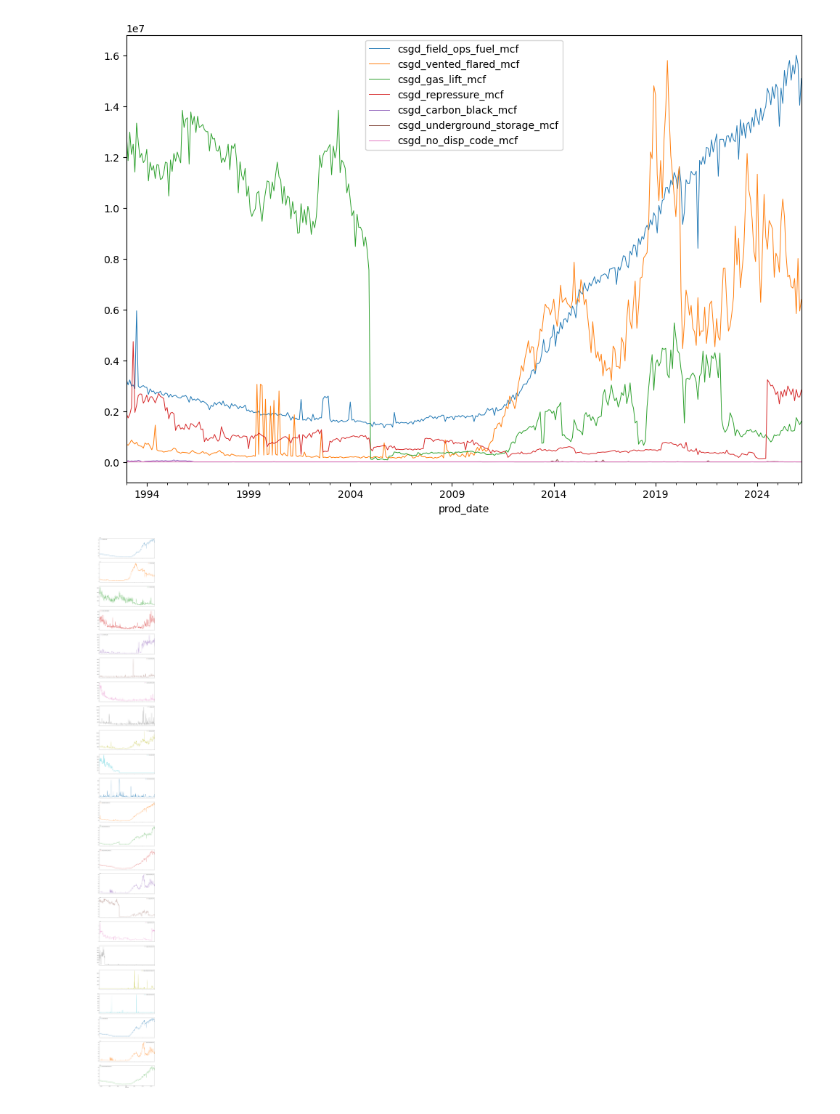
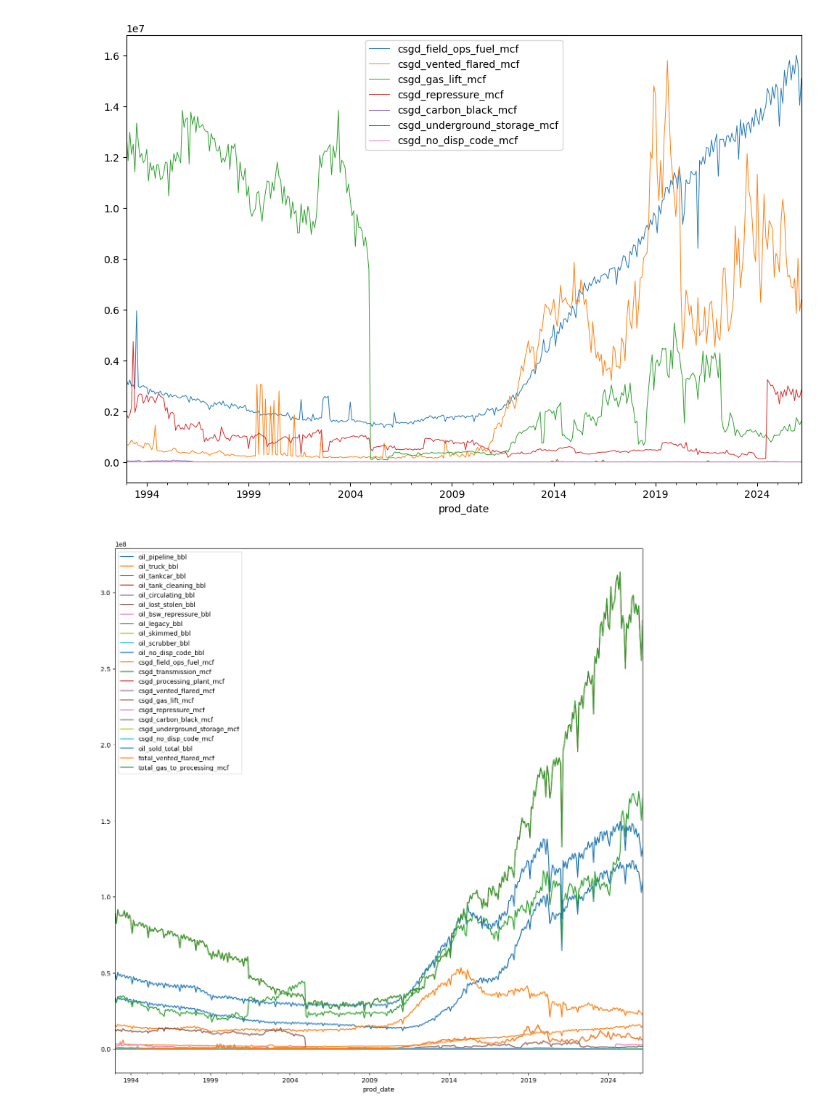
Before and after one commit to Erdos-Projects/summer26-permian-flaring, a Jupyter notebook: src/data/texas/texas_oil_test_1.ipynb, the cells around one changed output. Saved outputs shown, nothing was run; the diff lists cells and outputs as text; code cells hidden in the pictures.

```diff
--- a/src/data/texas/texas_oil_test_1.ipynb
+++ b/src/data/texas/texas_oil_test_1.ipynb
@@ -232,7 +232,7 @@ plt.show()
 # %% [output]
 [figure]
 # %%
-disp_group.plot(subplots = True, figsize=(15,150))
+disp_group.plot(figsize=(15,15))
 plt.show()
 # %% [output]
-[figure, old version]
+[figure, new version]
```
